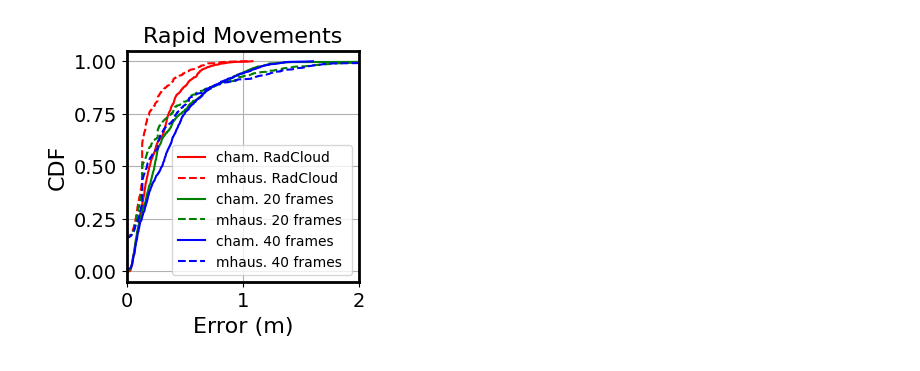
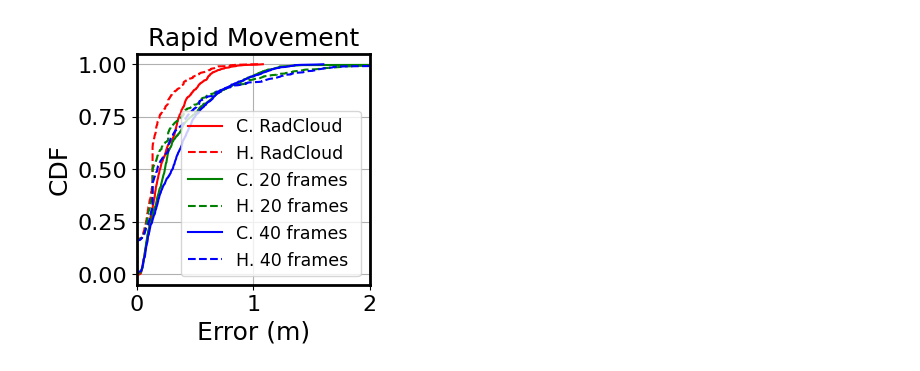
Before and after one commit to cpsl-research/radar-dev, a Jupyter notebook: Notebooks/compare_model_results.ipynb, the cells around one changed output. Saved outputs shown, nothing was run; the diff lists cells and outputs as text; code cells hidden in the pictures.

```diff
--- a/Notebooks/compare_model_results.ipynb
+++ b/Notebooks/compare_model_results.ipynb
@@ -5,13 +5,13 @@ import numpy as np
 import matplotlib.pyplot as plt
 # %%
 #outline key constraints
-line_width = 1.0
-font_size_axis_labels = 16
-font_size_title = 16
-font_size_ticks = 14
+line_width = 1.5
+font_size_axis_labels = 18
+font_size_title = 18
+font_size_ticks = 16
 line_width_axis = 2.0
 
-plot_title = "Rapid Movements"
+plot_title = "Rapid Movement"
 
 model_files = [
     "40_chirps_chamfer_RadarHD.npy",
@@ -23,12 +23,12 @@ model_files = [
 ]
 
 labels = [
-    "cham. RadCloud",
-    "mhaus. RadCloud",
-    "cham. 20 frames",
-    "mhaus. 20 frames",
-    "cham. 40 frames",
-    "mhaus. 40 frames "
+    "C. RadCloud",
+    "H. RadCloud",
+    "C. 20 frames",
+    "H. 20 frames",
+    "C. 40 frames",
+    "H. 40 frames "
 ]
 
 #colors
@@ -75,30 +75,30 @@ def plot_cdf(
 # %%
 #create the axis
 
 fig = plt.figure(figsize=(3,3))
 ax = fig.add_subplot()
 
 for i in range(len(model_files)):
 
     plot_cdf(
         ax = ax,
         distances= np.load(model_files[i]),
         label=labels[i],
         color= colors[i//2],
         linestyle=line_styles[i % 2],
         title=plot_title,
         show=False,
         percentile=1.0
     )
 
 ax.tick_params(labelsize=font_size_ticks)
 
 #set the line width
 for axis in ['top', 'bottom', 'left', 'right']:
     ax.spines[axis].set_linewidth(line_width_axis) # change width
 
 plt.grid()
-plt.legend()
+plt.legend(fontsize=12.5)
 plt.show()
 # %% [output]
-[figure, old version]
+[figure, new version]
```
Also changed, not shown: 6 other files.
